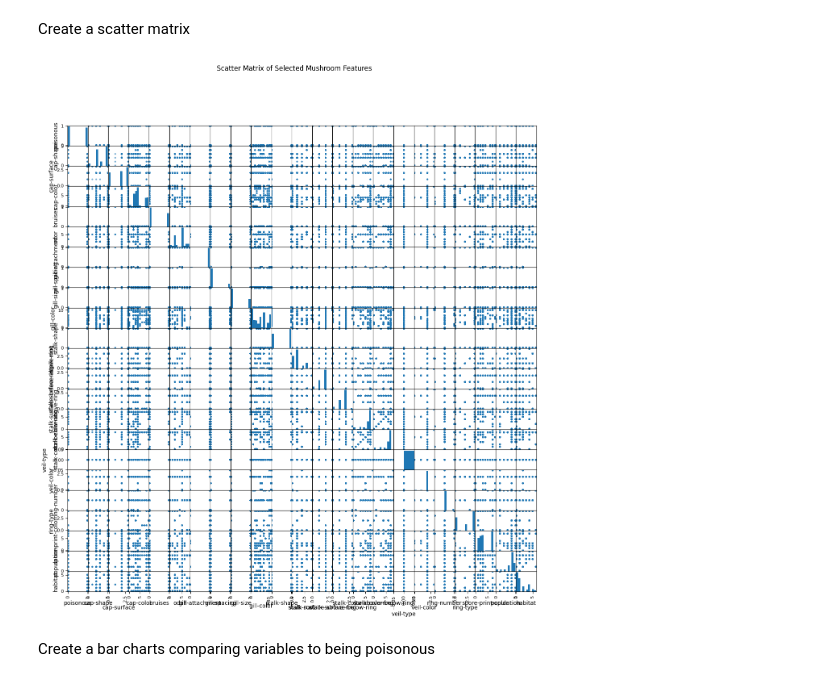
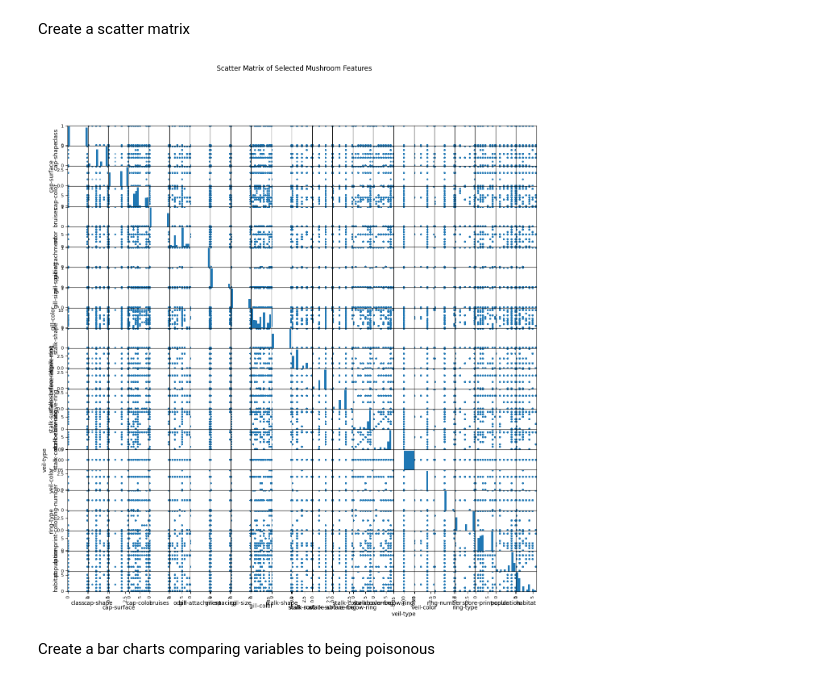
Before and after one commit to sapapesh/applied-ml-showard, a Jupyter notebook: midterm/classification_sahoward.ipynb, the cells around one changed output. Cells and saved outputs as stored; diff of their text form; code cells hidden in the pictures.

```diff
--- a/midterm/classification_sahoward.ipynb
+++ b/midterm/classification_sahoward.ipynb
@@ -73,7 +78,7 @@ memory usage: 1.4+ MB
 # %%
 # Define the headers as a list
 headers = [
-    'poisonous', 'cap-shape', 'cap-surface', 'cap-color', 'bruises', 'odor', 'gill-attachment',
+    'class', 'cap-shape', 'cap-surface', 'cap-color', 'bruises', 'odor', 'gill-attachment',
     'gill-spacing', 'gill-size', 'gill-color', 'stalk-shape', 'stalk-root', 'stalk-surface-above-ring',
     'stalk-surface-below-ring', 'stalk-color-above-ring', 'stalk-color-below-ring', 'veil-type',
     'veil-color', 'ring-number', 'ring-type', 'spore-print-color', 'population', 'habitat'
@@ -153,25 +158,25 @@ Create a scatter matrix
 # %%
 # Use a scatter matrix to visualize feature relationships and distributions:
 # List of attributes you want to plot
-attributes = ['poisonous', 'cap-shape', 'cap-surface', 'cap-color', 'bruises', 'odor', 'gill-attachment',
+attributes = ['class', 'cap-shape', 'cap-surface', 'cap-color', 'bruises', 'odor', 'gill-attachment',
     'gill-spacing', 'gill-size', 'gill-color', 'stalk-shape', 'stalk-root', 'stalk-surface-above-ring',
     'stalk-surface-below-ring', 'stalk-color-above-ring', 'stalk-color-below-ring', 'veil-type',
     'veil-color', 'ring-number', 'ring-type', 'spore-print-color', 'population', 'habitat']
 
 # Create a copy of the relevant columns
 df_subset = df[attributes].copy()
 
 # Encode all categorical columns to numeric
 for col in df_subset.columns:
     le = LabelEncoder()
     df_subset[col] = le.fit_transform(df_subset[col])
 
 # Plot the scatter matrix
 scatter_matrix(df_subset, figsize=(15, 15), diagonal='hist', alpha=0.6)
 plt.suptitle("Scatter Matrix of Selected Mushroom Features")
 plt.show()
 # %% [output]
-[figure, old version]
+[figure, new version]
 # %% [markdown]
 Create a bar charts comparing variables to being poisonous
 # %%
```
Also changed, not shown: parts of 74 cells of this notebook.
